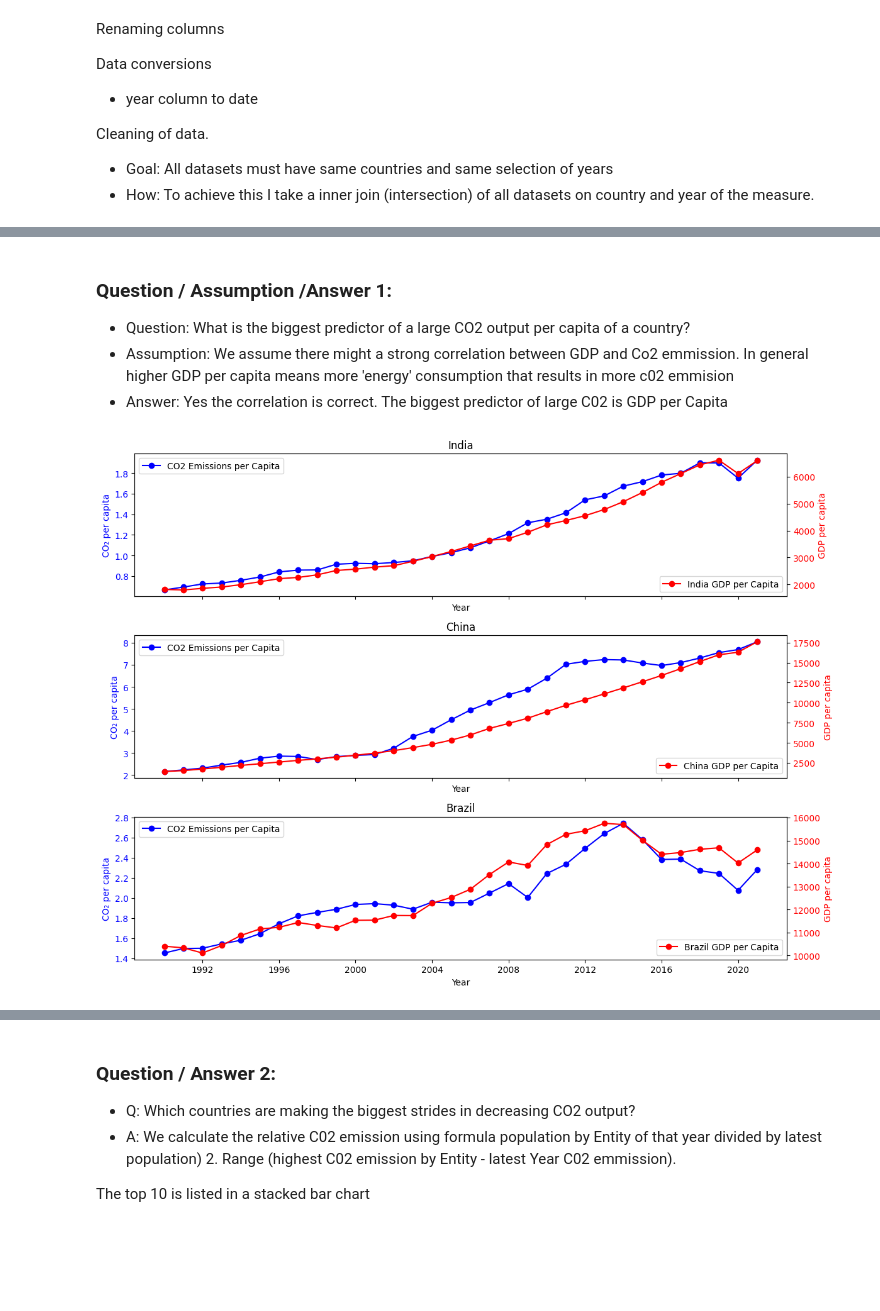
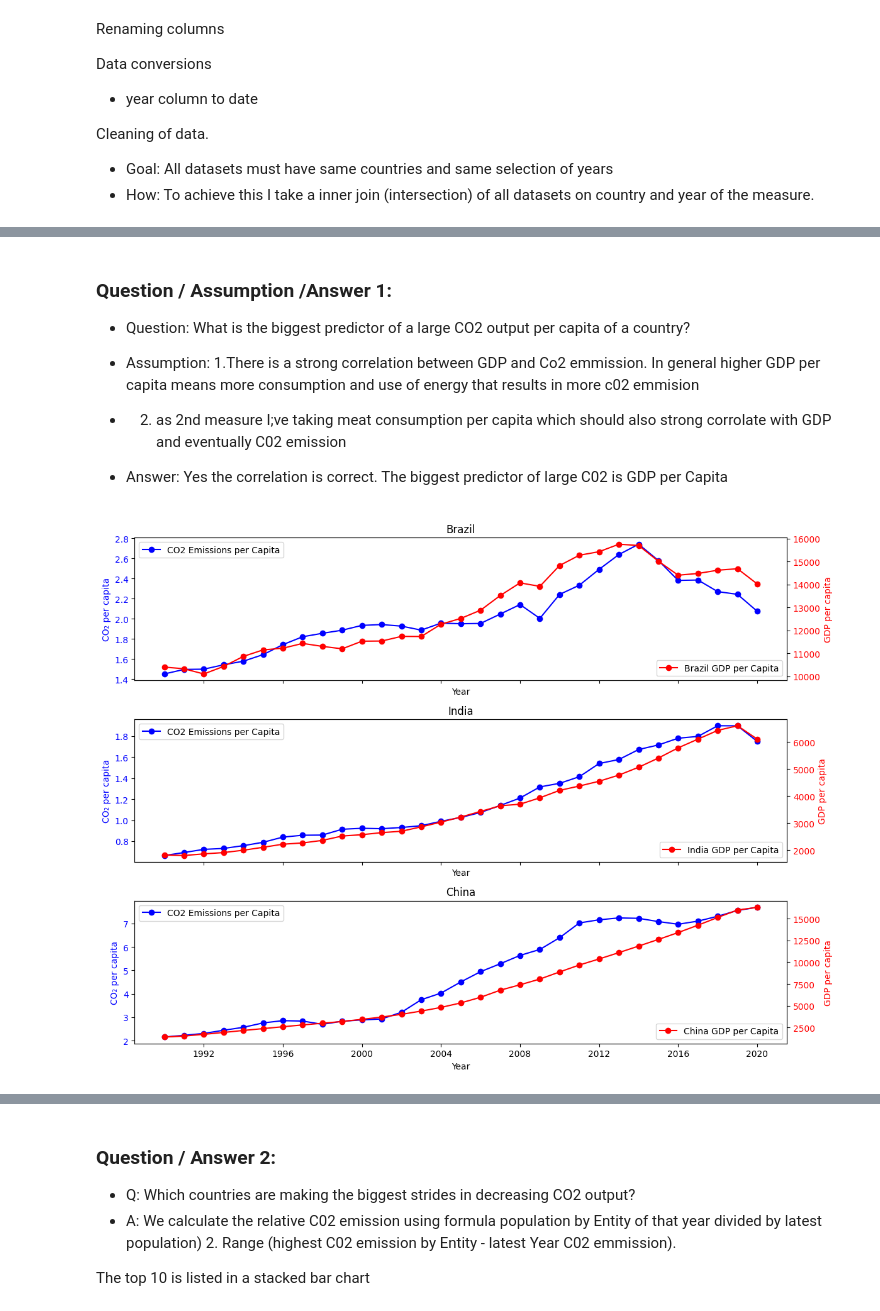
Before and after one commit to ayuksekdag/winacademy_python_dna, a Jupyter notebook: final_assignment/final_co2Project.ipynb, the cells around one changed output, grey strips where cells are left out. Cells and saved outputs as stored; diff of their text form; code cells hidden in the pictures; blank space fills up the shorter version.

```diff
--- a/final_assignment/final_co2Project.ipynb
+++ b/final_assignment/final_co2Project.ipynb
@@ -92,14 +92,24 @@ gdp_cap_prep = gdp_cap_raw[['Entity','Year','GDP per capita, PPP (constant 2017
 pop_ann_prep.rename(columns={'Country name': 'Country'}, inplace=True)
 c02_ann_prep.rename(columns={'Entity': 'Country', 'Annual CO₂ emissions': 'Annual_c02'}, inplace=True)
 gdp_cap_prep.rename(columns={'Entity': 'Country','GDP per capita, PPP (constant 2017 international $)': 'Annual_gdp_per_cap'}, inplace=True)
+meat_cap_prep.rename(columns={'Entity': 'Country','Meat, total | 00002943 || Food available for consumption | 0645pc || kilograms per year per capita': 'Annual_meat_per_cap'}, inplace=True)
 # %%
 #change datatype year to datetime
 pop_ann_prep['Year'] = pd.to_datetime(pop_ann_prep['Year'], format='%Y')
 c02_ann_prep['Year'] = pd.to_datetime(c02_ann_prep['Year'], format='%Y')
 gdp_cap_prep['Year'] = pd.to_datetime(gdp_cap_prep['Year'], format='%Y')
+
+#only meat filled
+meat_cap_prep = meat_cap_prep[meat_cap_prep['Annual_meat_per_cap'].notnull()].copy()
+
+meat_cap_prep['Year'] = pd.to_datetime(meat_cap_prep['Year'], format='%Y')
+
+
+# meat dataset needs cleaned before joining to avoid cartesian product
 print(f' \n grootte pop_ann_prep  {pop_ann_prep.shape}')
 print(f' \n grootte c02_ann_prep {c02_ann_prep.shape}')
 print(f' \n grootte gdp_cap_prep {gdp_cap_prep.shape}')
+print(f' \n grootte meat_cap_prep {meat_cap_prep.shape}')
 # %% [output]
  grootte pop_ann_prep  (18288, 3)
 
@@ -120,5 +132,11 @@ pop_ann_c02_gdp_prep = (
     pd.merge(pop_ann_c02_prep ,gdp_cap_prep, how="inner", on=dataset_key, suffixes=('', '_y'))
 )
 
-print(f'final dataset struct pop_ann_c02_gdp_prep \n\n{pop_ann_c02_gdp_prep.dtypes}')
+
+pop_ann_c02_gdp_meat_prep = (
+    pd.merge(pop_ann_c02_gdp_prep ,meat_cap_prep, how="inner", on=dataset_key, suffixes=('', '_y'))
+)
+
+
+print(f'final dataset struct pop_ann_c02_gdp_meat_prep \n\n{pop_ann_c02_gdp_meat_prep.dtypes}')
 # %% [output]
@@ -133,11 +152,11 @@ dtype: object
 # %%
 #calculate
 
-pop_ann_c02_gdp_prep['Annual_c02_per_cap'] = pop_ann_c02_gdp_prep['Annual_c02'] / pop_ann_c02_gdp_prep['Population']
+pop_ann_c02_gdp_meat_prep['Annual_c02_per_cap'] = pop_ann_c02_gdp_meat_prep['Annual_c02'] / pop_ann_c02_gdp_meat_prep['Population']
 
-print(f'final dataset struct pop_ann_c02_gdp_prep \n\n{pop_ann_c02_gdp_prep.dtypes}')
+print(f'final dataset struct pop_ann_c02_gdp_prep \n\n{pop_ann_c02_gdp_meat_prep.dtypes}')
 
-pop_ann_c02_gdp_prep.head(2)
+pop_ann_c02_gdp_meat_prep.tail(1)
 # %% [output]
 final dataset struct pop_ann_c02_gdp_prep
 
@@ -154,7 +173,9 @@ dtype: object
 # %% [markdown]
 ### Question / Assumption /Answer 1:
 - Question: What is the biggest predictor of a large CO2 output per capita of a country?
-- Assumption: We assume there might a strong correlation between GDP and Co2 emmission. In general higher GDP per capita means more 'energy' consumption that results in more c02 emmision
+- Assumption: 1.There is a strong correlation between GDP and Co2 emmission. In general higher GDP per capita means more consumption and use of energy that results in more c02 emmision
+- 2. as 2nd measure I;ve taking meat consumption per capita which should also strong corrolate with GDP and eventually C02 emission
+
 - Answer: Yes the correlation is correct. The biggest predictor of large C02 is GDP per Capita
 # %%
 # We take 3 countries with large population
@@ -171,32 +192,32 @@ pop_color='green'
 #loop for every county
 for i, country in enumerate(countries_to_plot):
 
-  df = pop_ann_c02_gdp_prep[pop_ann_c02_gdp_prep["Country"] == country]
+  df = pop_ann_c02_gdp_meat_prep[pop_ann_c02_gdp_meat_prep["Country"] == country]
 
   # Plot the first measure c02  on the left y-axis
   # x-axis is year (shared)
   ax[i].set_title(f"{country}")
   ax[i].plot(df["Year"], df["Annual_c02_per_cap"], label="CO2 Emissions per Capita", marker='o', color=c02_color)
 
   ax[i].set_ylabel('CO₂ per capita', color=c02_color)
   ax[i].tick_params(axis='y', labelcolor=c02_color)
   ax[i].set_xlabel("Year")
   ax[i].legend()
 
 
   # Create a second y-axis for measure gdp on the right side
   # with a shared x-axis using year
   ax2 = ax[i].twinx()
 
   # Plot the second dataset on the right y-axis
   ax2.plot(df["Year"], df["Annual_gdp_per_cap"], label=f"{country} GDP per Capita", marker='o', color=gdp_color)
   ax2.set_ylabel('GDP per capita', color=gdp_color)
   ax2.tick_params(axis='y', labelcolor=gdp_color)
   ax2.legend(loc='lower right')
 
 
 #plot it
 plt.tight_layout()
 plt.show()
 # %% [output]
-[figure, old version]
+[figure, new version]
```
Also changed, not shown: parts of 8 cells of this notebook.
